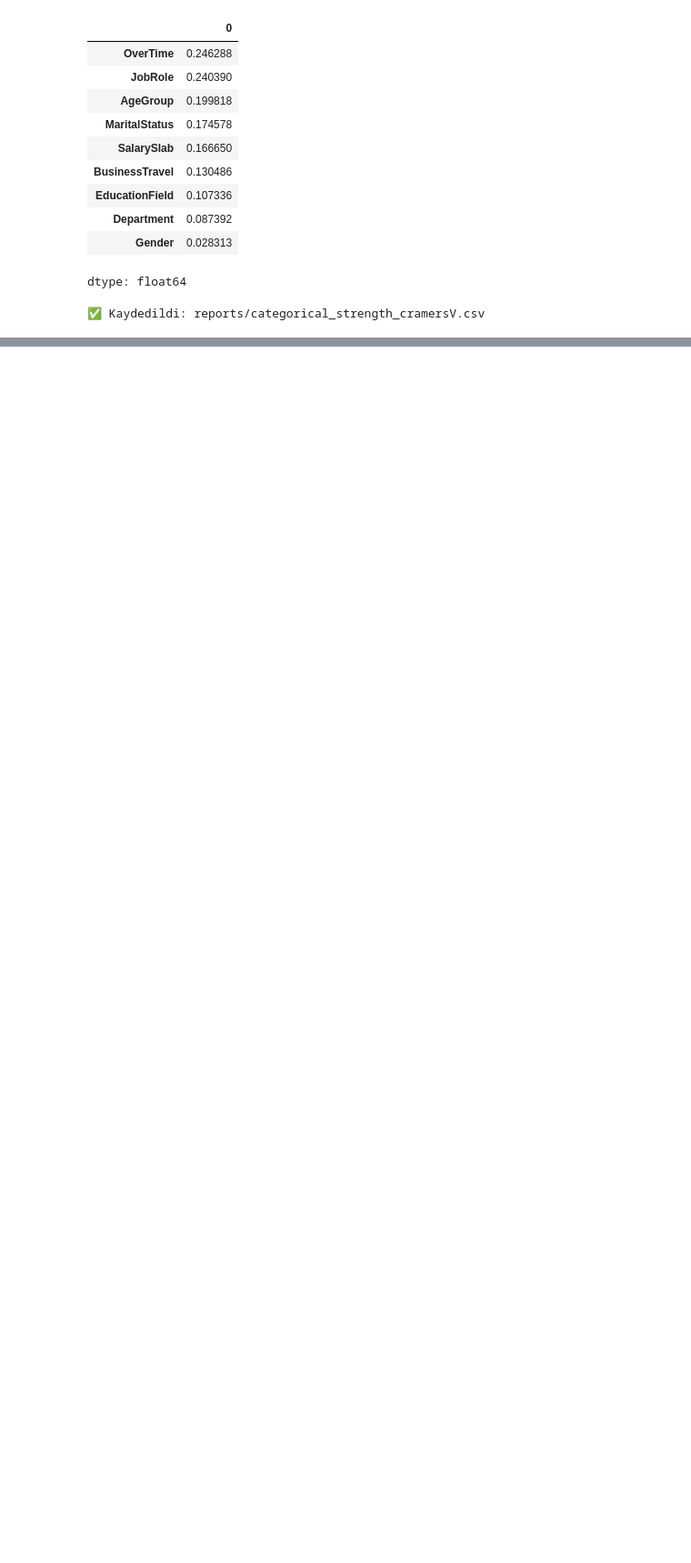
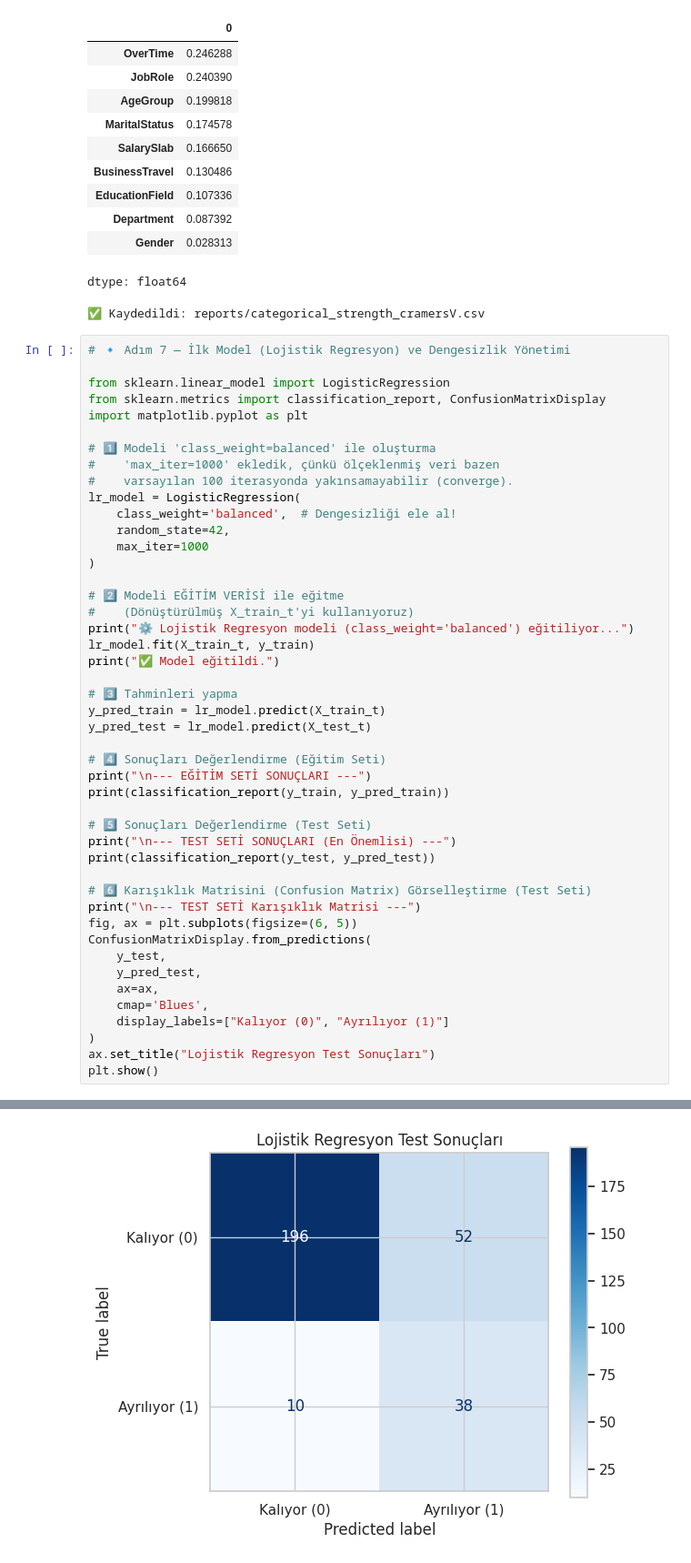
Before and after one commit to Seldarzu/employee-attrition-eda, a Jupyter notebook: 01_data_exploration_arzu.ipynb, the cells around one changed output, grey strips where cells are left out. Shown at 91% size. Saved outputs shown, nothing was run; the diff lists cells and outputs as text; blank space fills up the shorter version.

```diff
--- a/01_data_exploration_arzu.ipynb
+++ b/01_data_exploration_arzu.ipynb
@@ -1155,3 +1155,50 @@ print("✅ Kaydedildi: reports/categorical_strength_cramersV.csv")
 | Gender | 0.028313 |
 dtype: float64
 ✅ Kaydedildi: reports/categorical_strength_cramersV.csv
+# %%
+# 🔹 Adım 7 — İlk Model (Lojistik Regresyon) ve Dengesizlik Yönetimi
+
+from sklearn.linear_model import LogisticRegression
+from sklearn.metrics import classification_report, ConfusionMatrixDisplay
+import matplotlib.pyplot as plt
+
+# 1️⃣ Modeli 'class_weight=balanced' ile oluşturma
+#    'max_iter=1000' ekledik, çünkü ölçeklenmiş veri bazen
+#    varsayılan 100 iterasyonda yakınsamayabilir (converge).
+lr_model = LogisticRegression(
+    class_weight='balanced',  # Dengesizliği ele al!
+    random_state=42,
+    max_iter=1000
+)
+
+# 2️⃣ Modeli EĞİTİM VERİSİ ile eğitme
+#    (Dönüştürülmüş X_train_t'yi kullanıyoruz)
+print("⚙️ Lojistik Regresyon modeli (class_weight='balanced') eğitiliyor...")
+lr_model.fit(X_train_t, y_train)
+print("✅ Model eğitildi.")
+
+# 3️⃣ Tahminleri yapma
+y_pred_train = lr_model.predict(X_train_t)
+y_pred_test = lr_model.predict(X_test_t)
+
+# 4️⃣ Sonuçları Değerlendirme (Eğitim Seti)
+print("\n--- EĞİTİM SETİ SONUÇLARI ---")
+print(classification_report(y_train, y_pred_train))
+
+# 5️⃣ Sonuçları Değerlendirme (Test Seti)
+print("\n--- TEST SETİ SONUÇLARI (En Önemlisi) ---")
+print(classification_report(y_test, y_pred_test))
+
+# 6️⃣ Karışıklık Matrisini (Confusion Matrix) Görselleştirme (Test Seti)
+print("\n--- TEST SETİ Karışıklık Matrisi ---")
+fig, ax = plt.subplots(figsize=(6, 5))
+ConfusionMatrixDisplay.from_predictions(
+    y_test,
+    y_pred_test,
+    ax=ax,
+    cmap='Blues',
+    display_labels=["Kalıyor (0)", "Ayrılıyor (1)"]
+)
+ax.set_title("Lojistik Regresyon Test Sonuçları")
+plt.show()
+# %% [output]
@@ -1157,0 +1222 @@ dtype: float64
+[figure, added]
```
Also changed, not shown: parts of 54 cells of this notebook.
